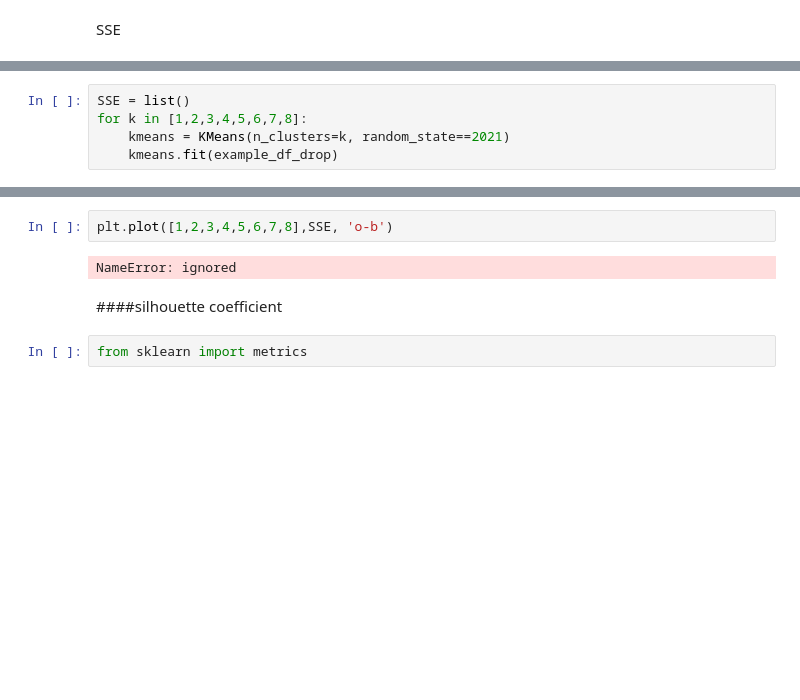
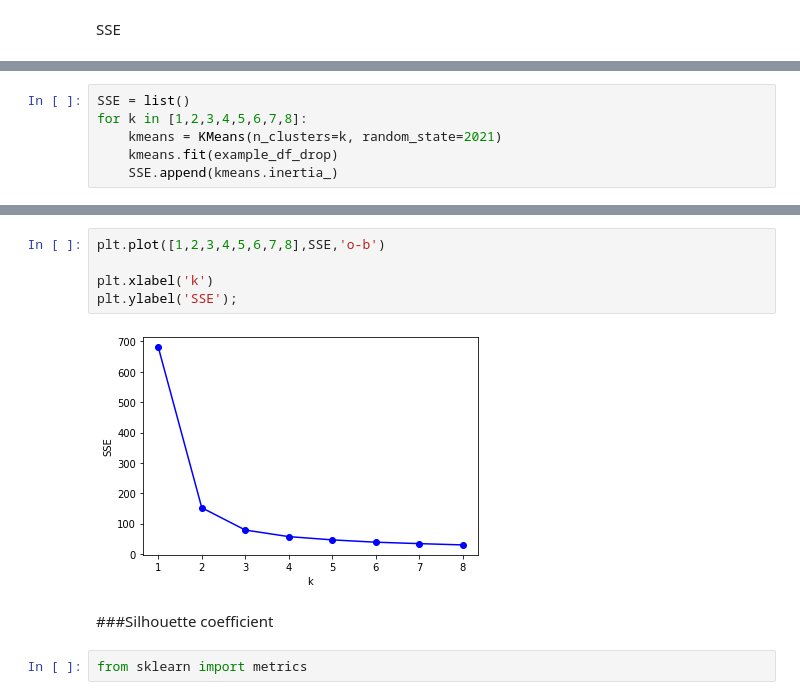
Before and after one commit to sskboonmee/multivariate, a Jupyter notebook: Chapter6_Cluster_Analysis_.ipynb, the cells around one changed output, grey strips where cells are left out. Saved outputs shown, nothing was run; the diff lists cells and outputs as text; blank space fills up the shorter version.

```diff
--- a/Chapter6_Cluster_Analysis_.ipynb
+++ b/Chapter6_Cluster_Analysis_.ipynb
@@ -177,5 +194,6 @@ kmeans.inertia_
 # %%
 SSE = list()
 for k in [1,2,3,4,5,6,7,8]:
-    kmeans = KMeans(n_clusters=k, random_state==2021)
+    kmeans = KMeans(n_clusters=k, random_state=2021)
     kmeans.fit(example_df_drop)
+    SSE.append(kmeans.inertia_)
@@ -182,9 +211,12 @@ for k in [1,2,3,4,5,6,7,8]:
 # %%
-plt.plot([1,2,3,4,5,6,7,8],SSE, 'o-b')
+plt.plot([1,2,3,4,5,6,7,8],SSE,'o-b')
+
+plt.xlabel('k')
+plt.ylabel('SSE');
 # %% [output]
-NameError: ignored
+[figure, added]
 # %% [markdown]
-####silhouette coefficient
+###Silhouette coefficient
 # %%
 from sklearn import metrics
 # %%
```
Also changed, not shown: parts of 30 cells of this notebook.
